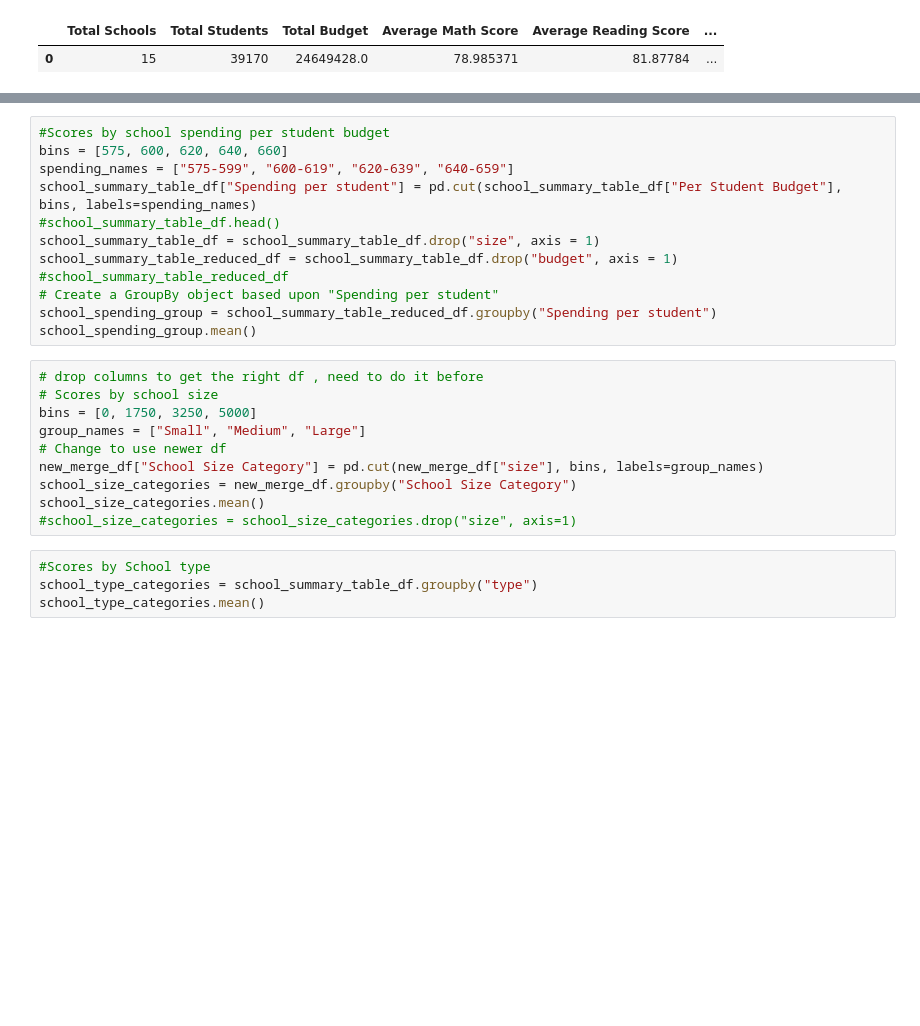
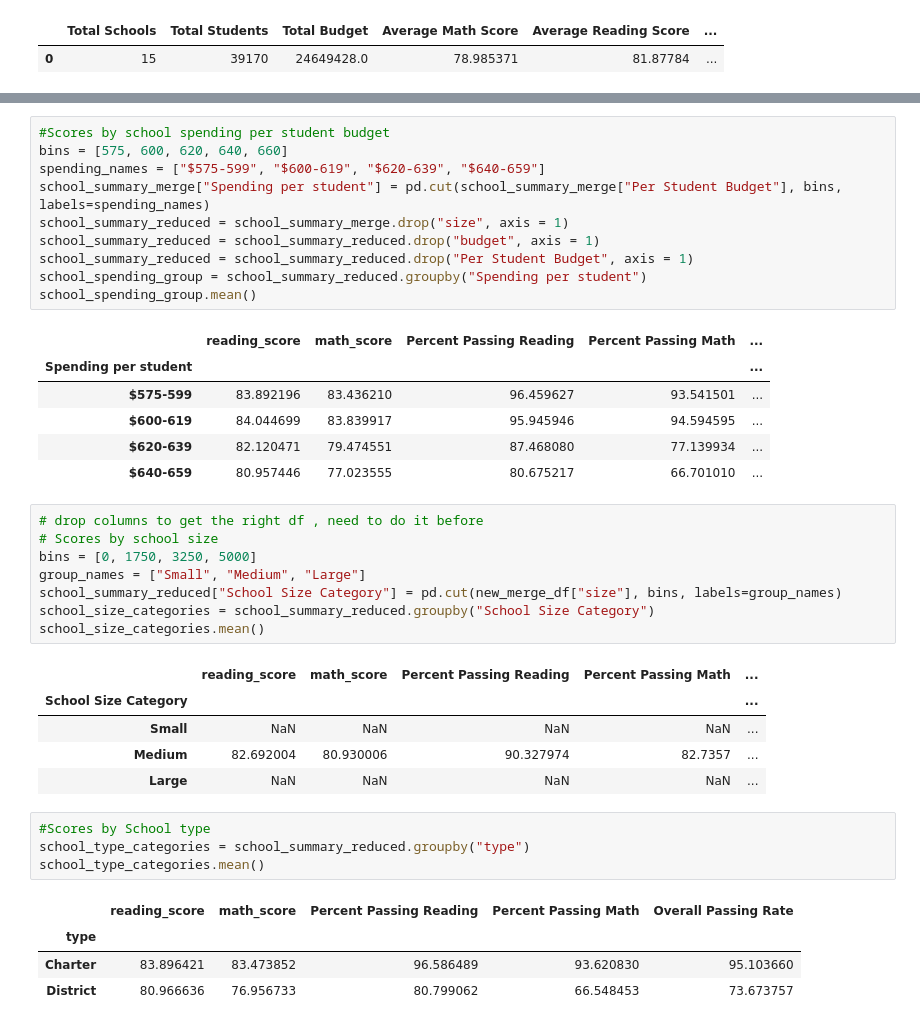
Before and after one commit to ehyoder/Academy_of_Py_Homework, a Jupyter notebook: Academy_of_Py_Beth_Yoder.ipynb, the cells around one changed output, grey strips where cells are left out. Drawn from its saved outputs; the diff is of its cells as text; blank space fills up the shorter version.

```diff
--- a/Academy_of_Py_Beth_Yoder.ipynb
+++ b/Academy_of_Py_Beth_Yoder.ipynb
@@ -231,26 +273,40 @@ merge_readingbygrade_df
 # %%
 #Scores by school spending per student budget
 bins = [575, 600, 620, 640, 660]
-spending_names = ["575-599", "600-619", "620-639", "640-659"]
-school_summary_table_df["Spending per student"] = pd.cut(school_summary_table_df["Per Student Budget"], bins, labels=spending_names)
-#school_summary_table_df.head()
-school_summary_table_df = school_summary_table_df.drop("size", axis = 1)
-school_summary_table_reduced_df = school_summary_table_df.drop("budget", axis = 1)
-#school_summary_table_reduced_df
-# Create a GroupBy object based upon "Spending per student"
-school_spending_group = school_summary_table_reduced_df.groupby("Spending per student")
+spending_names = ["$575-599", "$600-619", "$620-639", "$640-659"]
+school_summary_merge["Spending per student"] = pd.cut(school_summary_merge["Per Student Budget"], bins, labels=spending_names)
+school_summary_reduced = school_summary_merge.drop("size", axis = 1)
+school_summary_reduced = school_summary_reduced.drop("budget", axis = 1)
+school_summary_reduced = school_summary_reduced.drop("Per Student Budget", axis = 1)
+school_spending_group = school_summary_reduced.groupby("Spending per student")
 school_spending_group.mean()
+# %% [output]
+|  | reading_score | math_score | Percent Passing Reading | Percent Passing Math | ... |
+| Spending per student |  |  |  |  | ... |
+| $575-599 | 83.892196 | 83.436210 | 96.459627 | 93.541501 | ... |
+| $600-619 | 84.044699 | 83.839917 | 95.945946 | 94.594595 | ... |
+| $620-639 | 82.120471 | 79.474551 | 87.468080 | 77.139934 | ... |
+| $640-659 | 80.957446 | 77.023555 | 80.675217 | 66.701010 | ... |
 # %%
 # drop columns to get the right df , need to do it before
 # Scores by school size
 bins = [0, 1750, 3250, 5000]
 group_names = ["Small", "Medium", "Large"]
-# Change to use newer df
-new_merge_df["School Size Category"] = pd.cut(new_merge_df["size"], bins, labels=group_names)
-school_size_categories = new_merge_df.groupby("School Size Category")
+school_summary_reduced["School Size Category"] = pd.cut(new_merge_df["size"], bins, labels=group_names)
+school_size_categories = school_summary_reduced.groupby("School Size Category")
 school_size_categories.mean()
-#school_size_categories = school_size_categories.drop("size", axis=1)
+# %% [output]
+|  | reading_score | math_score | Percent Passing Reading | Percent Passing Math | ... |
+| School Size Category |  |  |  |  | ... |
+| Small | NaN | NaN | NaN | NaN | ... |
+| Medium | 82.692004 | 80.930006 | 90.327974 | 82.7357 | ... |
+| Large | NaN | NaN | NaN | NaN | ... |
 # %%
 #Scores by School type
-school_type_categories = school_summary_table_df.groupby("type")
+school_type_categories = school_summary_reduced.groupby("type")
 school_type_categories.mean()
+# %% [output]
+|  | reading_score | math_score | Percent Passing Reading | Percent Passing Math | Overall Passing Rate |
+| type |  |  |  |  |  |
+| Charter | 83.896421 | 83.473852 | 96.586489 | 93.620830 | 95.103660 |
+| District | 80.966636 | 76.956733 | 80.799062 | 66.548453 | 73.673757 |
```
Also changed, not shown: parts of 8 cells of this notebook.
